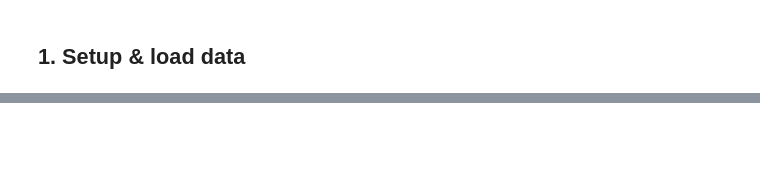
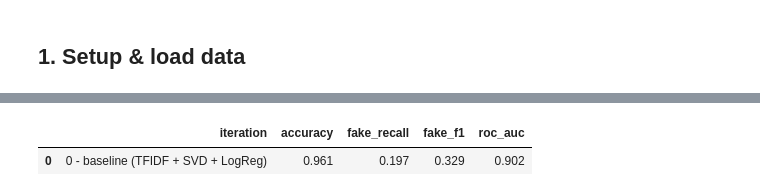
Before and after one commit to zeroKool1ne/fake-job-detector, a Jupyter notebook: fake_job_detector.ipynb, the cells around one changed output, grey strips where cells are left out. Saved outputs shown, nothing was run; the diff lists cells and outputs as text; code cells hidden in the pictures; blank space fills up the shorter version.

```diff
--- a/fake_job_detector.ipynb
+++ b/fake_job_detector.ipynb
@@ -145,0 +100,6 @@ joblib.dump(model, "fake_job_model.joblib")
+# %%
+model = Pipeline([
+    ("tfidf", TfidfVectorizer(stop_words="english", max_df=0.9, min_df=5)),
+    ("svd", TruncatedSVD(n_components=100, random_state=42)),
+    ("clf", LogisticRegression(max_iter=1000)),
+]).fit(X_train, y_train)
@@ -145,0 +118,5 @@ joblib.dump(model, "fake_job_model.joblib")
+# %%
+log_result("0 - baseline (TFIDF + SVD + LogReg)", model, X_test, y_test)
+# %% [output]
+|  | iteration | accuracy | fake_recall | fake_f1 | roc_auc |
+| 0 | 0 - baseline (TFIDF + SVD + LogReg) | 0.961 | 0.197 | 0.329 | 0.902 |
```
Also changed, not shown: parts of 39 cells of this notebook, 1 other file.
